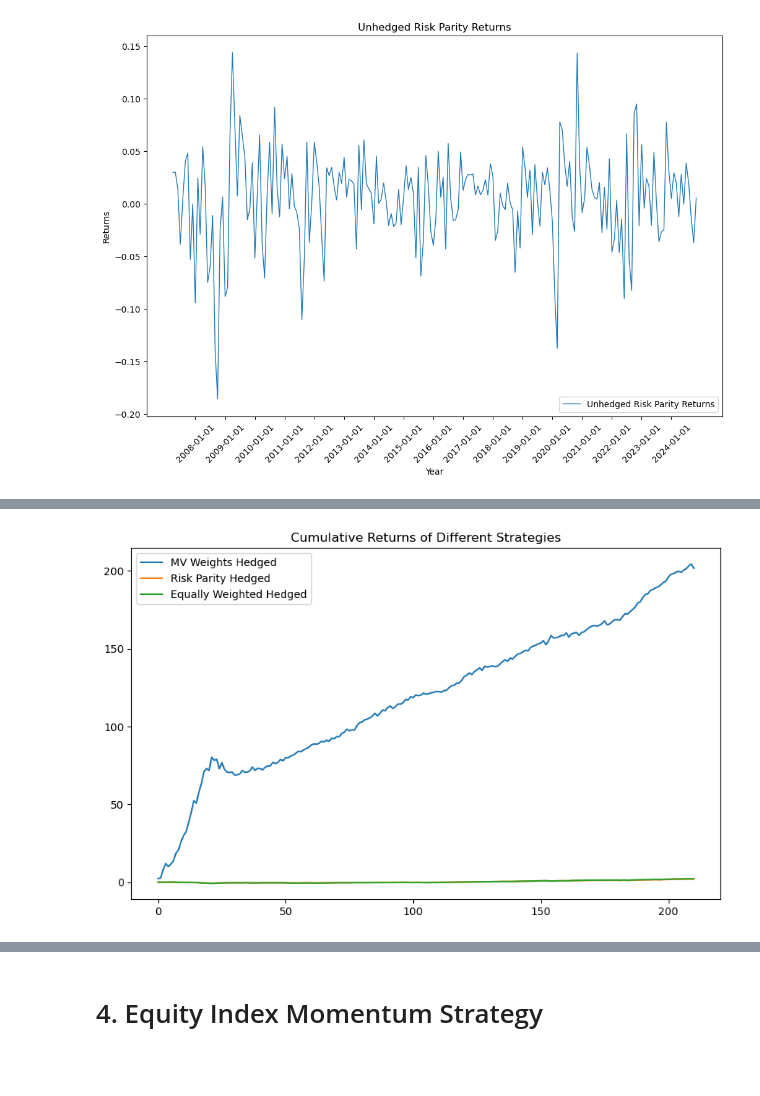
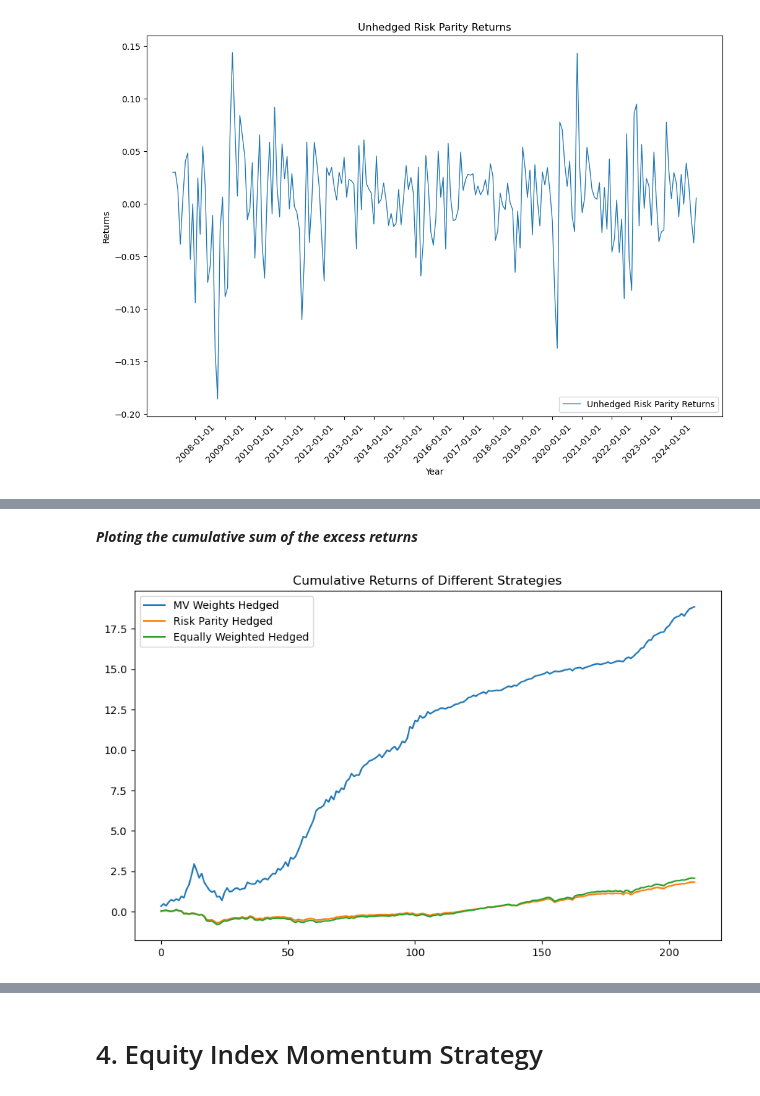
Before and after one commit to pherb127/Investments-Data, a Jupyter notebook: Investments.ipynb, the cells around one changed output, grey strips where cells are left out. Cells and saved outputs as stored; diff of their text form; code cells hidden in the pictures; blank space fills up the shorter version.

```diff
--- a/Investments.ipynb
+++ b/Investments.ipynb
@@ -523,11 +533,12 @@ plt.show()
 # hedged returns
 equally_weighted_hedged = pd.DataFrame()
 equally_weighted_hedged['date'] = hedged_returns['date']
-equally_weighted_hedged['returns'] = hedged_returns.drop(columns='date').sum(axis=1)/6
+equally_weighted_hedged['returns'] = hedged_returns.drop(columns='date').sum(axis=1)/6 #annualized returns
+equally_weighted_hedged['excess_returns'] = equally_weighted_hedged['returns']- r_f['rate']/12
 
-display(equally_weighted_hedged.returns.describe())
+display(equally_weighted_hedged.excess_returns.describe())
 
-sharpe_ratio = (equally_weighted_hedged['returns'].mean() / equally_weighted_hedged['returns'].std())*np.sqrt(12) #assuming excess returns
-print("Sharpe Ratio of Equally Weighted Hedged:", sharpe_ratio)
+sharpe_ratio_equally_hedged = (equally_weighted_hedged['excess_returns'].mean() / equally_weighted_hedged['excess_returns'].std())*np.sqrt(12) #assuming excess returns
+print("Sharpe Ratio of Equally Weighted Hedged:", sharpe_ratio_equally_hedged)
 # %% [output]
 count    271.000000
@@ -598,16 +615,19 @@ plt.show()
 # %%
 # Hedged returns
 volatilities = hedged_returns.drop(columns='date').rolling(window=60).std().shift(1) #avoid look ahead bias
-volatilities['date'] = hedged_returns.date
+volatilities['date'] = hedged_returns['date'].dt.strftime('%Y-%m')
+hedged_returns['date'] = hedged_returns['date'].dt.strftime('%Y-%m')
 volatilities = volatilities.dropna()
 
+# Compute risk_parity weights given by inverse of volatility
 hedged_risk_parity = 1/volatilities.drop(columns='date')
-hedged_risk_parity = hedged_risk_parity.div(hedged_risk_parity.sum(axis=1), axis=0)
+hedged_risk_parity = hedged_risk_parity.div(hedged_risk_parity.sum(axis=1), axis=0) #normalize weights vector
 hedged_risk_parity['date'] = volatilities.date
+hedged_risk_parity['return'] = (hedged_risk_parity.drop(columns='date')*hedged_returns[hedged_returns['date'].astype(str).isin(hedged_risk_parity['date'].astype(str))]\
+                                .drop(columns='date')).sum(axis=1)
+hedged_risk_parity['excess_returns'] = hedged_risk_parity['return'] - r_f[r_f['date'].astype(str).isin(hedged_risk_parity['date'].astype(str))]['rate'].values/12
 
-hedged_risk_parity['return'] = (hedged_risk_parity.drop(columns='date')*hedged_returns[hedged_returns['date'].isin(hedged_risk_parity['date'])].drop(columns='date')).sum(axis=1)
-
-display(hedged_risk_parity['return'].describe())
-sharpe_ratio = (hedged_risk_parity['return'].mean() / hedged_risk_parity['return'].std())*np.sqrt(12) #assuning excess returns
-print("Sharpe Ratio of Hedged Risk Parity:", sharpe_ratio)
+#display resulting deataframe
+hedged_risk_parity = hedged_risk_parity.reset_index(drop=True)
+hedged_risk_parity
 # %% [output]
@@ -686,5 +743,0 @@ plt.show()
-# %%
-r_f['tmytm'] = r_f['tmytm']/100
-# %%
-r_f['mcaldt'] = pd.to_datetime(r_f['mcaldt']) + pd.offsets.MonthBegin(1)
-r_f
@@ -992,13 +983,15 @@ plt.show()
+# %% [markdown]
+***Ploting the cumulative sum of the excess returns***
 # %%
 import matplotlib.pyplot as plt
 
 # Plot the returns of the three strategies
 plt.figure(figsize=(10, 6))
-mv_weights_hedged['mv_return'].cumsum().plot(label='MV Weights Hedged')
-hedged_risk_parity['return'].reset_index(drop=True).cumsum().plot(label='Risk Parity Hedged')
-equally_weighted_hedged['returns'].iloc[60:].reset_index(drop=True).cumsum().plot(label='Equally Weighted Hedged')
+tangency_weights_hedged['excess_return'].cumsum().plot(label='MV Weights Hedged')
+hedged_risk_parity['excess_returns'].reset_index(drop=True).cumsum().plot(label='Risk Parity Hedged')
+equally_weighted_hedged['excess_returns'].iloc[60:].reset_index(drop=True).cumsum().plot(label='Equally Weighted Hedged')
 plt.legend()
 plt.title('Cumulative Returns of Different Strategies')
 plt.show()
 # %% [output]
-[figure, old version]
+[figure, new version]
```
Also changed, not shown: parts of 86 cells of this notebook, 4 other files.
